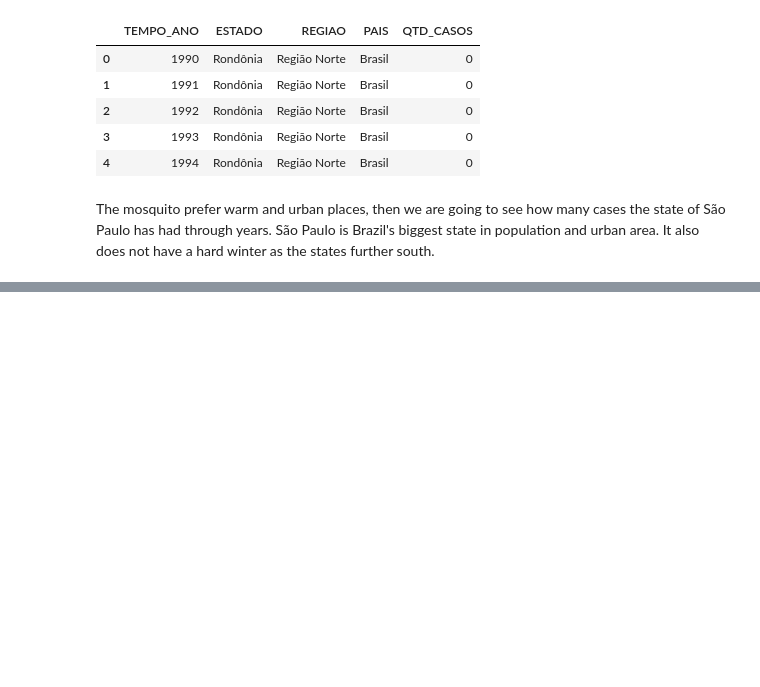
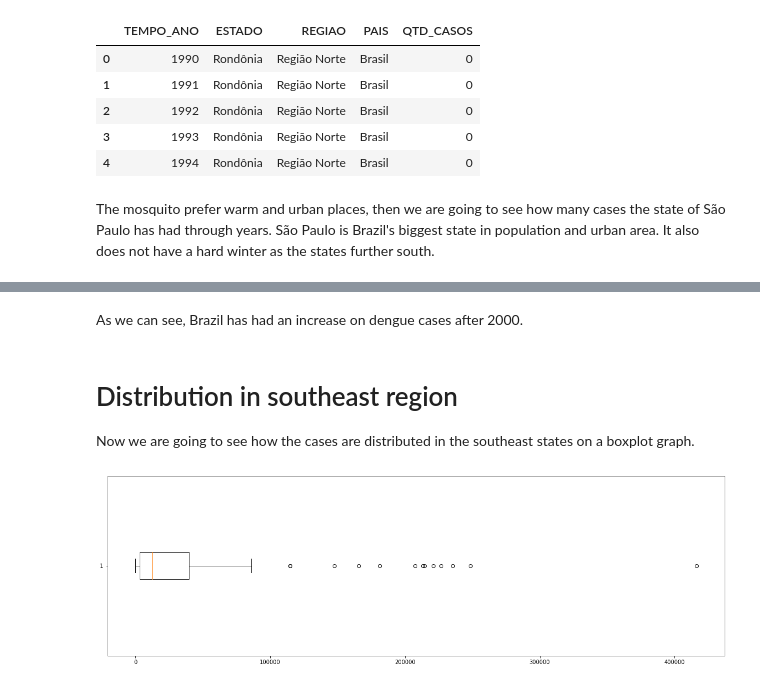
Before and after one commit to luis-fnogueira/dengue-study, a Jupyter notebook: dengue_EDA.ipynb, the cells around one changed output, grey strips where cells are left out. Cells and saved outputs as stored; diff of their text form; code cells hidden in the pictures; blank space fills up the shorter version.

```diff
--- a/dengue_EDA.ipynb
+++ b/dengue_EDA.ipynb
@@ -63,0 +66,17 @@ plt.show()
+# %% [markdown]
+As we can see, Brazil has had an increase on dengue cases after 2000.
+# %% [markdown]
+# Distribution in southeast region
+
+Now we are going to see how the cases are distributed in the southeast states on a boxplot graph.
+# %%
+# Filtering only the states whose region is Southeast
+sudeste = df[df.REGIAO == "Região Sudeste"]
+
+fig, ax = plt.subplots()
+
+box_plot = ax.boxplot(sudeste['QTD_CASOS'], vert=0)
+
+plt.show()
+# %% [output]
+[figure, added]
```
Also changed, not shown: parts of 3 cells of this notebook.
